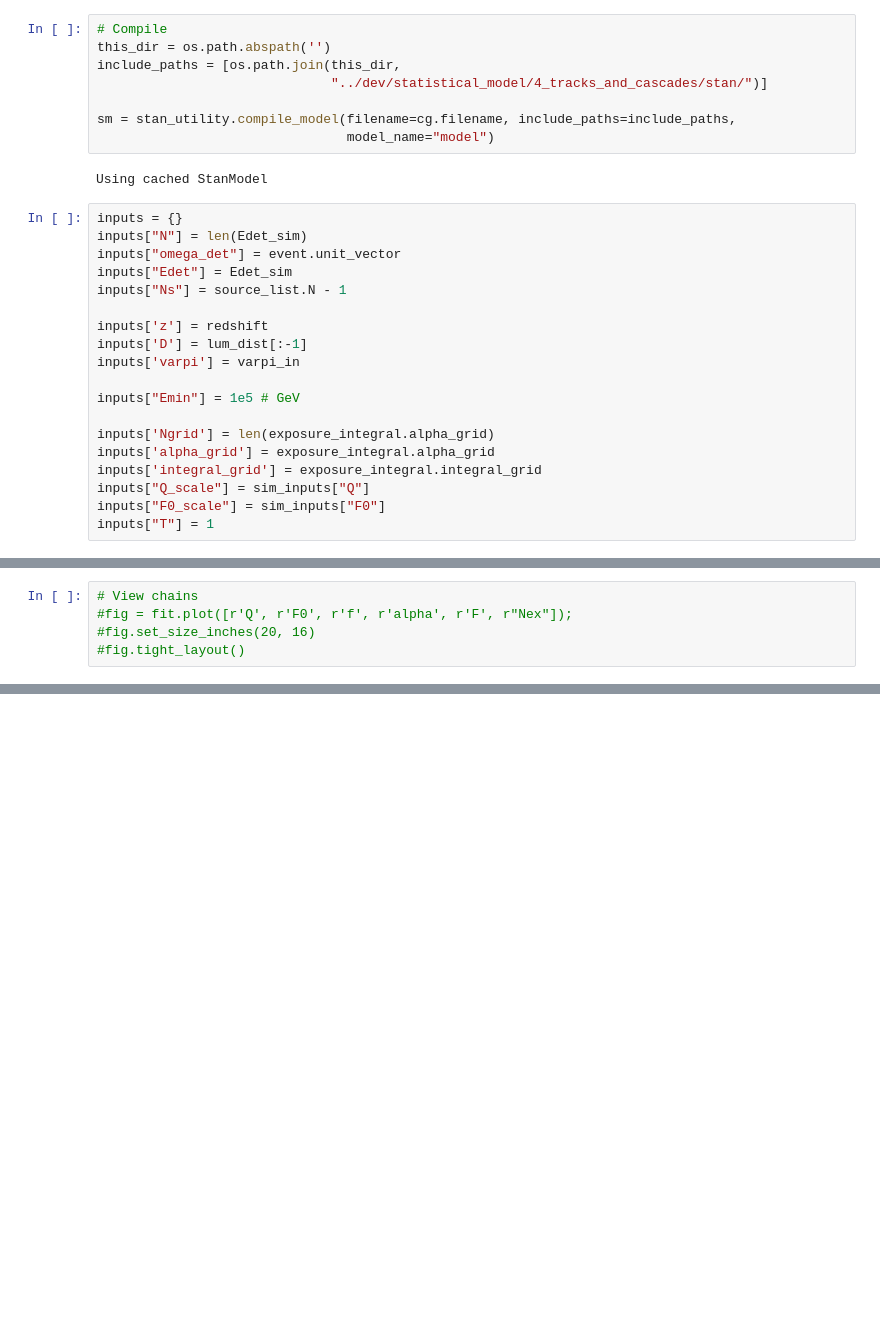
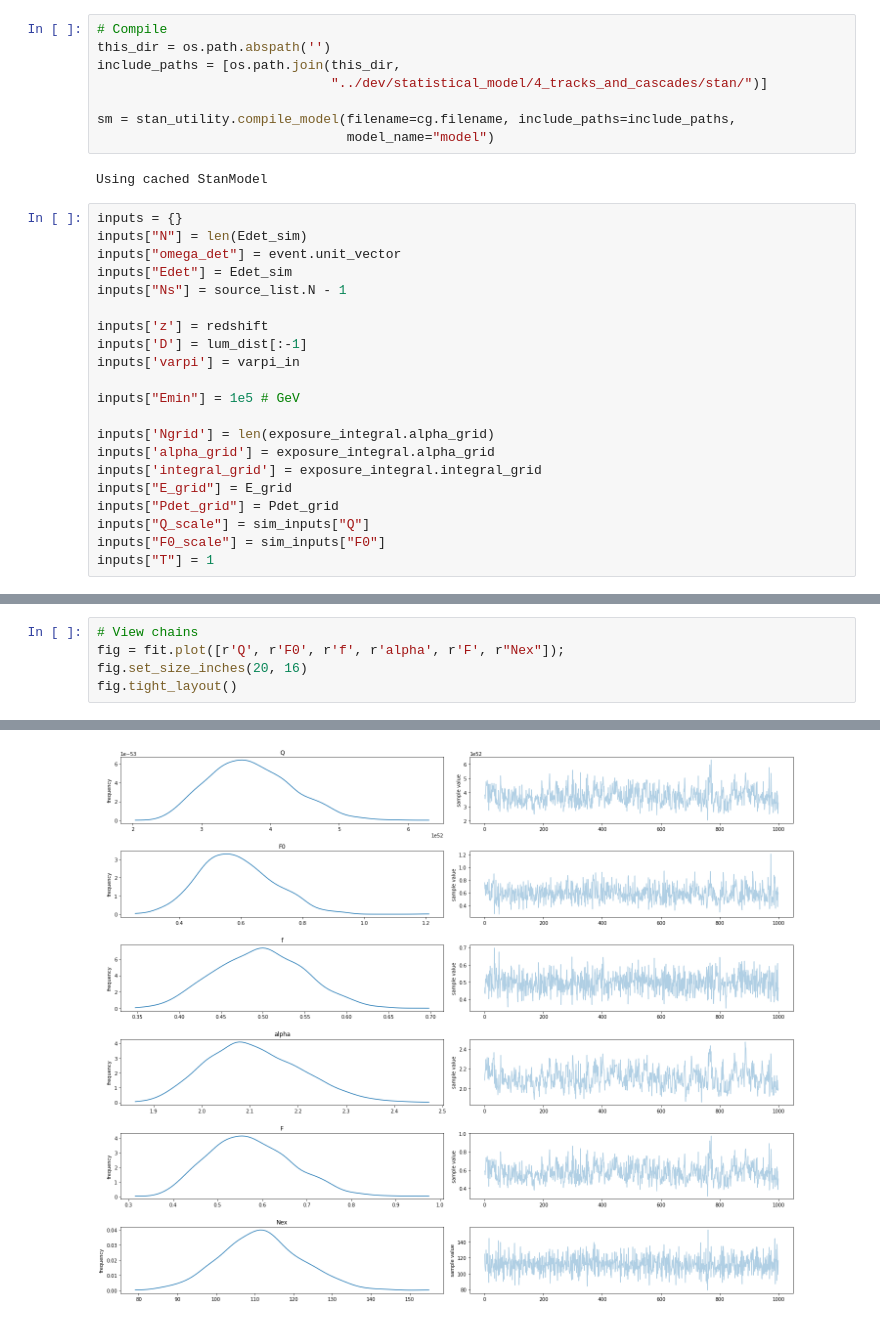
Before and after one commit to specktakel/hierarchical_nu, a Jupyter notebook: software/test_software.ipynb, the cells around one changed output, grey strips where cells are left out. Drawn from its saved outputs; the diff is of its cells as text; blank space fills up the shorter version.

```diff
--- a/software/test_software.ipynb
+++ b/software/test_software.ipynb
@@ -582,6 +628,8 @@ inputs["Emin"] = 1e5 # GeV
 inputs['Ngrid'] = len(exposure_integral.alpha_grid)
 inputs['alpha_grid'] = exposure_integral.alpha_grid
 inputs['integral_grid'] = exposure_integral.integral_grid
+inputs["E_grid"] = E_grid
+inputs["Pdet_grid"] = Pdet_grid
 inputs["Q_scale"] = sim_inputs["Q"]
 inputs["F0_scale"] = sim_inputs["F0"]
 inputs["T"] = 1
@@ -594,5 +639,6 @@ To run all diagnostics call pystan.check_hmc_diagnostics(fit)
 # %%
 # View chains
-#fig = fit.plot([r'Q', r'F0', r'f', r'alpha', r'F', r"Nex"]);
-#fig.set_size_inches(20, 16)
-#fig.tight_layout()
+fig = fit.plot([r'Q', r'F0', r'f', r'alpha', r'F', r"Nex"]);
+fig.set_size_inches(20, 16)
+fig.tight_layout()
+# %% [output]
@@ -599,2 +646,3 @@ To run all diagnostics call pystan.check_hmc_diagnostics(fit)
+[figure, added]
 # %%
 # View corner plot
```
Also changed, not shown: parts of 21 cells of this notebook, 1 other file.
